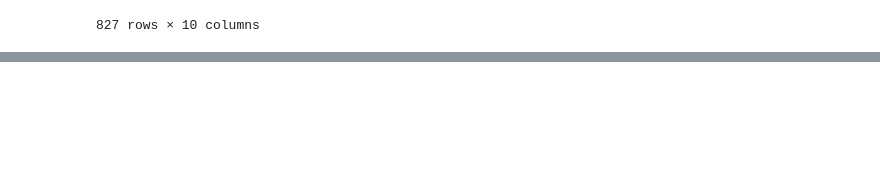
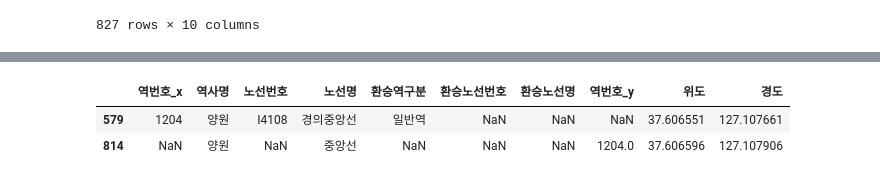
Before and after one commit to 23-1-CauCapstone-Team3/DataPreprocessing, a Jupyter notebook: train/train.ipynb, the cells around one changed output, grey strips where cells are left out. Drawn from its saved outputs; the diff is of its cells as text; code cells hidden in the pictures; blank space fills up the shorter version.

```diff
--- a/train/train.ipynb
+++ b/train/train.ipynb
@@ -553,0 +606,4 @@ station_result
+# %%
+# 위경도 뒤집어서 넣어주기
+station_result.loc[station_outof_korea.index, '위도'] = station_outof_korea['경도']
+station_result.loc[station_outof_korea.index, '경도'] = station_outof_korea['위도']
@@ -553,0 +643,11 @@ station_result
+# %%
+# 확인 결과, 경의중앙선의 양원역 위치가 경북 봉화군에 위치한 양원역 위치로 잘못 들어가져 있음 확인
+# 수동으로 데이터 수정 필요
+station_result.loc[579, "위도"] = 37.606551
+station_result.loc[579, "경도"] = 127.107661
+
+station_result[station_result["역사명"] == "양원"]
+# %% [output]
+|  | 역번호_x | 역사명 | 노선번호 | 노선명 | 환승역구분 | 환승노선번호 | 환승노선명 | 역번호_y | 위도 | 경도 |
+| 579 | 1204 | 양원 | I4108 | 경의중앙선 | 일반역 | NaN | NaN | NaN | 37.606551 | 127.107661 |
+| 814 | NaN | 양원 | NaN | 중앙선 | NaN | NaN | NaN | 1204.0 | 37.606596 | 127.107906 |
```
Also changed, not shown: parts of 10 cells of this notebook.
